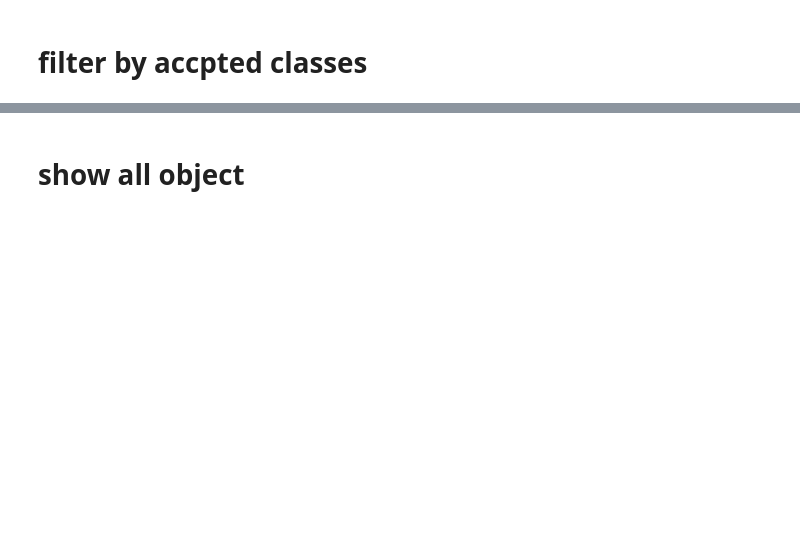
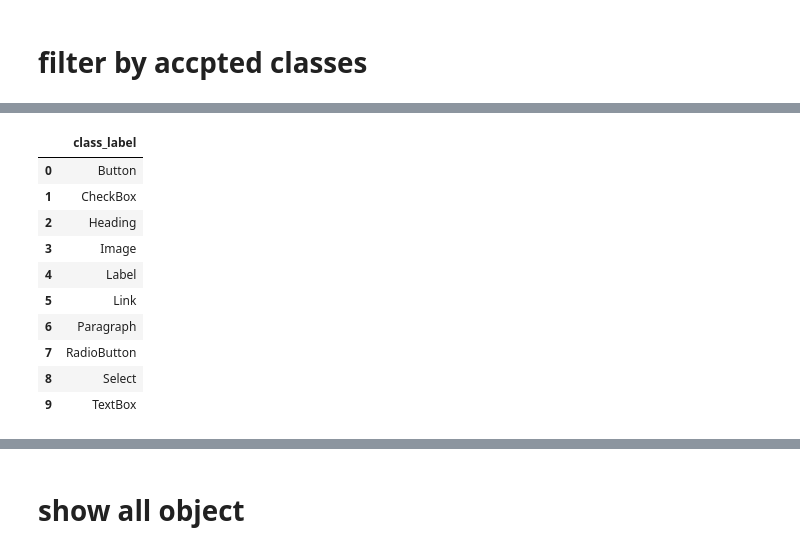
Before and after one commit to Ala-Alsanea/sketch_web_ui_dataset, a Jupyter notebook: create_new_dataset_and_preprocess.ipynb, the cells around one changed output, grey strips where cells are left out. Cells and saved outputs as stored; diff of their text form; code cells hidden in the pictures; blank space fills up the shorter version.

```diff
--- a/create_new_dataset_and_preprocess.ipynb
+++ b/create_new_dataset_and_preprocess.ipynb
@@ -198,6 +329,18 @@ new_dataset.label.value_counts()
 # %%
-accpted_classes = pd.read_csv('./accpted_classes.csv')
+accpted_classes = pd.read_csv(f'{path}/accpted_classes.csv')
 accpted_classes
+# %% [output]
+|  | class_label |
+| 0 | Button |
+| 1 | CheckBox |
+| 2 | Heading |
+| 3 | Image |
+| 4 | Label |
+| 5 | Link |
+| 6 | Paragraph |
+| 7 | RadioButton |
+| 8 | Select |
+| 9 | TextBox |
 # %%
 accpted_classes_list = accpted_classes.values.reshape(1,-1)[0]
 
```
Also changed, not shown: parts of 37 cells of this notebook, 2 other files.
